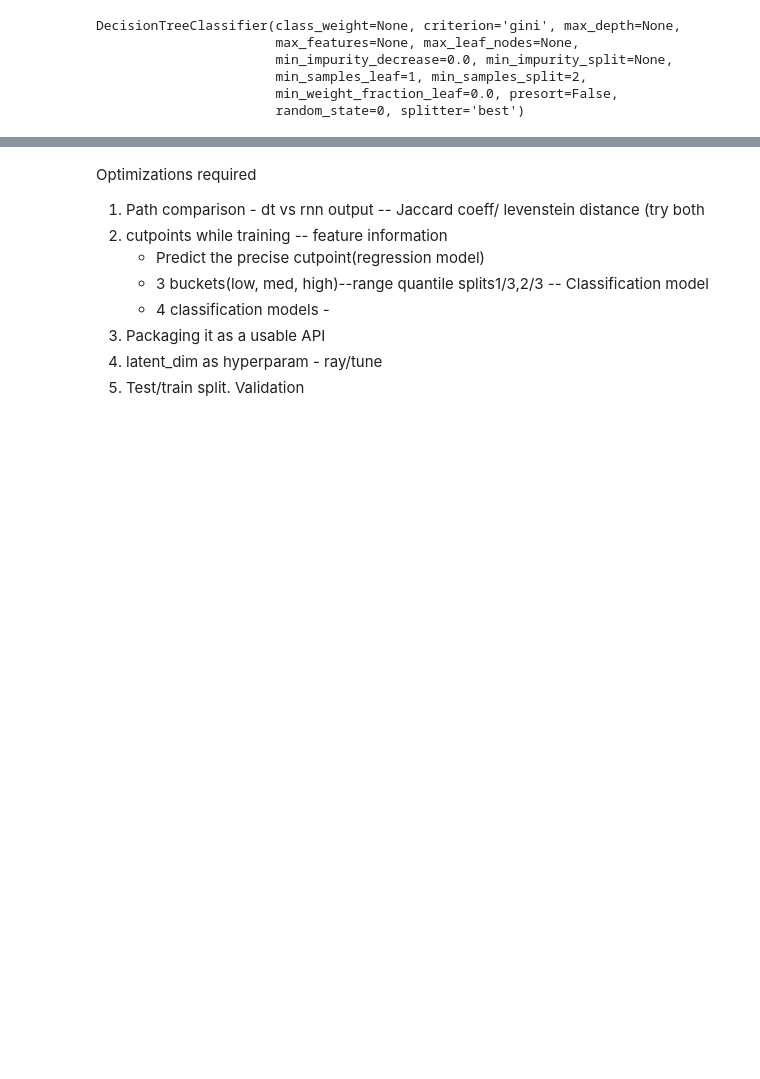
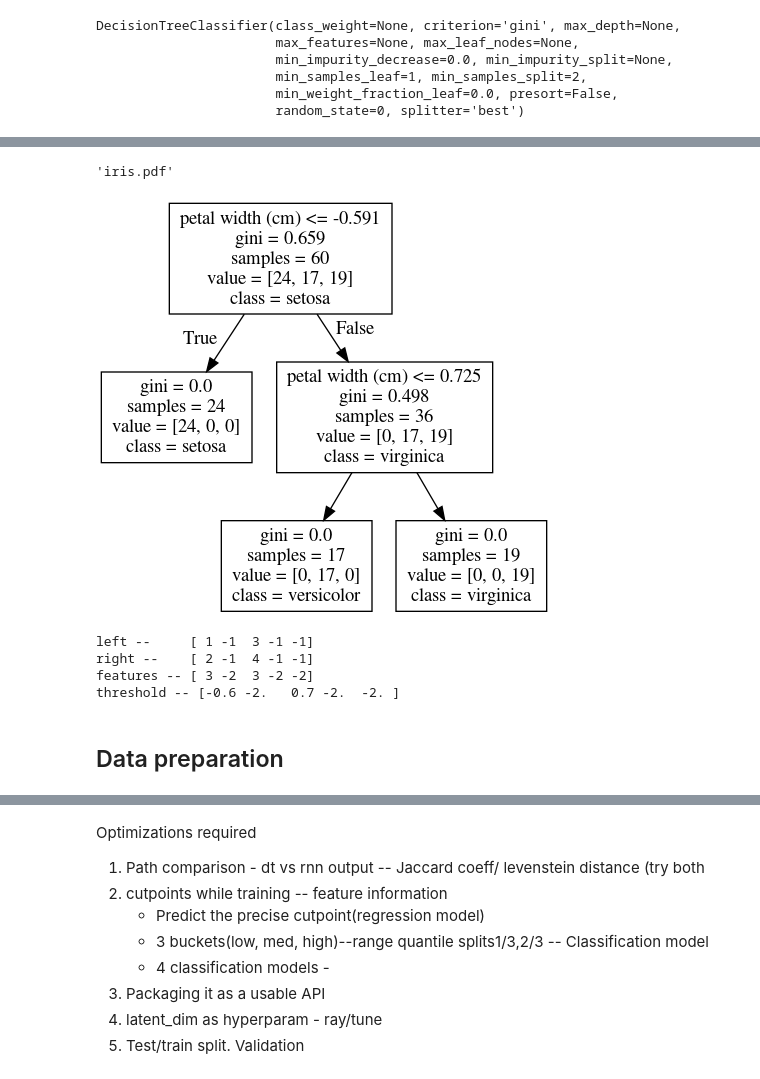
Before and after one commit to mlsquare/cook-imly, a Jupyter notebook: Notebooks/explain_fine_tune.ipynb, the cells around one changed output, grey strips where cells are left out. Cells and saved outputs as stored; diff of their text form; code cells hidden in the pictures; blank space fills up the shorter version.

```diff
--- a/Notebooks/explain_fine_tune.ipynb
+++ b/Notebooks/explain_fine_tune.ipynb
@@ -384,0 +30,35 @@ label_m.evaluate(df.iloc[:,0:4], to_categorical(df.iloc[:,5]))
+# %%
+## This will create and export the decision tree as a pdf
+import graphviz
+from sklearn import tree
+dot_data = tree.export_graphviz(clf, out_file=None)
+graph = graphviz.Source(dot_data)
+graph.render("iris")
+# %% [output]
+'iris.pdf'
+# %%
+from IPython.display import Image
+from sklearn import tree
+import pydotplus
+
+dot_data = tree.export_graphviz(clf, out_file=None,
+                                feature_names=iris.feature_names,
+                                class_names=iris.target_names)
+
+graph = pydotplus.graph_from_dot_data(dot_data)
+
+Image(graph.create_png())
+# %% [output]
+[figure, added]
+# %%
+print('left --    ',clf.tree_.children_left)
+print('right --   ',clf.tree_.children_right)
+print('features --',clf.tree_.feature)
+print('threshold --', np.around(clf.tree_.threshold, 1))
+# %% [output]
+left --     [ 1 -1  3 -1 -1]
+right --    [ 2 -1  4 -1 -1]
+features -- [ 3 -2  3 -2 -2]
+threshold -- [-0.6 -2.   0.7 -2.  -2. ]
+# %% [markdown]
+## Data preparation
```
Also changed, not shown: parts of 45 cells of this notebook, 2 other files.
